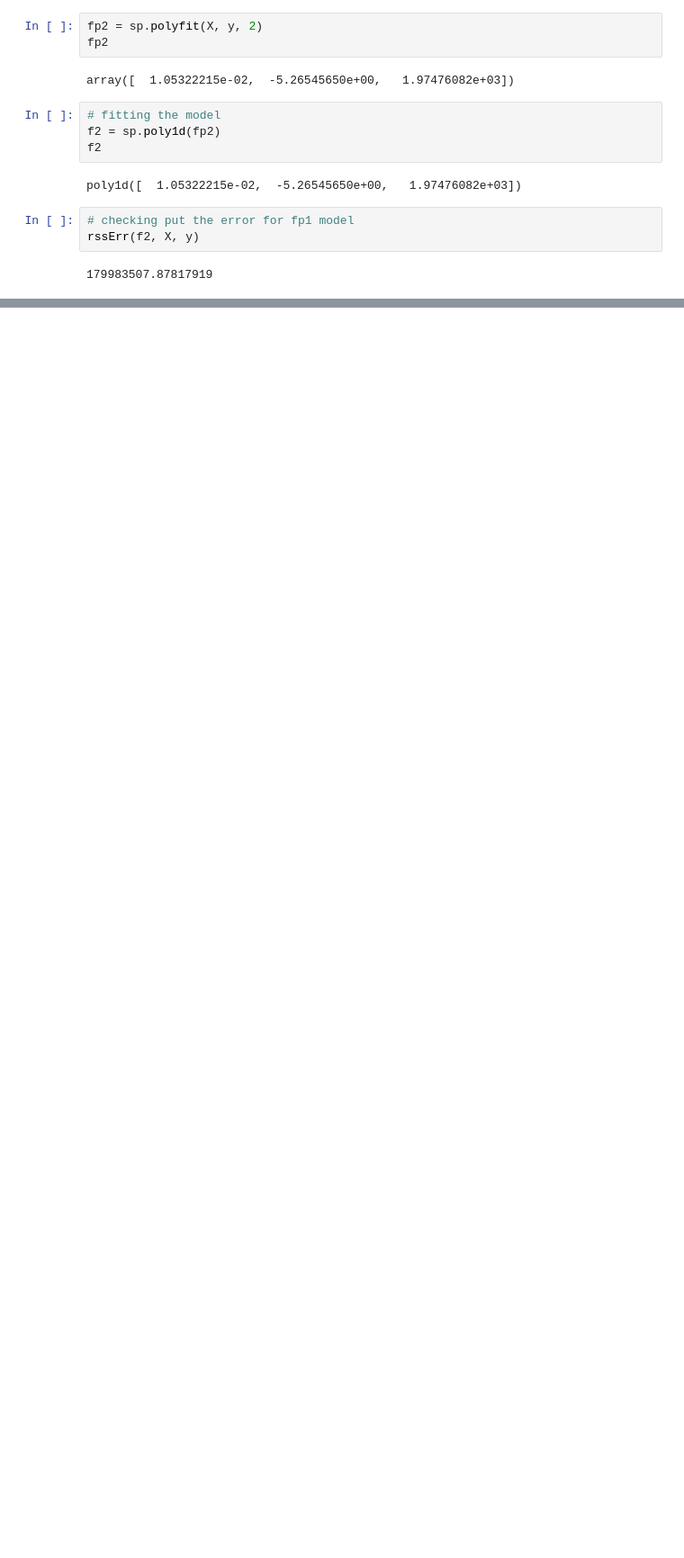
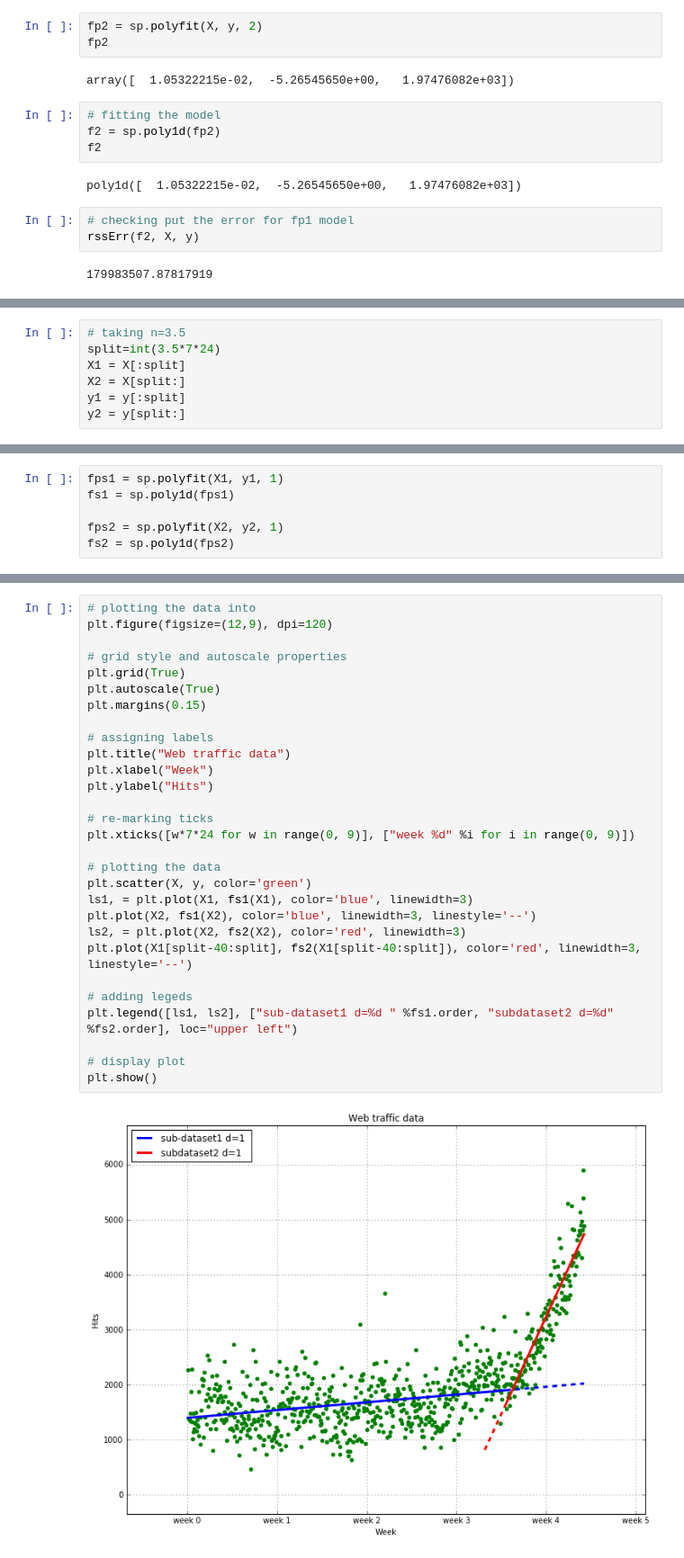
Before and after one commit to atulsingh0/MachineLearning, a Jupyter notebook: MLSwPython/CH01Learn.ipynb, the cells around one changed output, grey strips where cells are left out. Shown at 90% size. Saved outputs shown, nothing was run; the diff lists cells and outputs as text; blank space fills up the shorter version.

```diff
--- a/MLSwPython/CH01Learn.ipynb
+++ b/MLSwPython/CH01Learn.ipynb
@@ -210,0 +303,7 @@ plt.show()
+# %%
+# taking n=3.5
+split=int(3.5*7*24)
+X1 = X[:split]
+X2 = X[split:]
+y1 = y[:split]
+y2 = y[split:]
@@ -210,0 +312,6 @@ plt.show()
+# %%
+fps1 = sp.polyfit(X1, y1, 1)
+fs1 = sp.poly1d(fps1)
+
+fps2 = sp.polyfit(X2, y2, 1)
+fs2 = sp.poly1d(fps2)
@@ -210,0 +325,31 @@ plt.show()
+# %%
+# plotting the data into
+plt.figure(figsize=(12,9), dpi=120)
+
+# grid style and autoscale properties
+plt.grid(True)
+plt.autoscale(True)
+plt.margins(0.15)
+
+# assigning labels
+plt.title("Web traffic data")
+plt.xlabel("Week")
+plt.ylabel("Hits")
+
+# re-marking ticks
+plt.xticks([w*7*24 for w in range(0, 9)], ["week %d" %i for i in range(0, 9)])
+
+# plotting the data
+plt.scatter(X, y, color='green')
+ls1, = plt.plot(X1, fs1(X1), color='blue', linewidth=3)
+plt.plot(X2, fs1(X2), color='blue', linewidth=3, linestyle='--')
+ls2, = plt.plot(X2, fs2(X2), color='red', linewidth=3)
+plt.plot(X1[split-40:split], fs2(X1[split-40:split]), color='red', linewidth=3, linestyle='--')
+
+# adding legeds
+plt.legend([ls1, ls2], ["sub-dataset1 d=%d " %fs1.order, "subdataset2 d=%d" %fs2.order], loc="upper left")
+
+# display plot
+plt.show()
+# %% [output]
+[figure, added]
```
Also changed, not shown: parts of 9 cells of this notebook, 4 other files.
